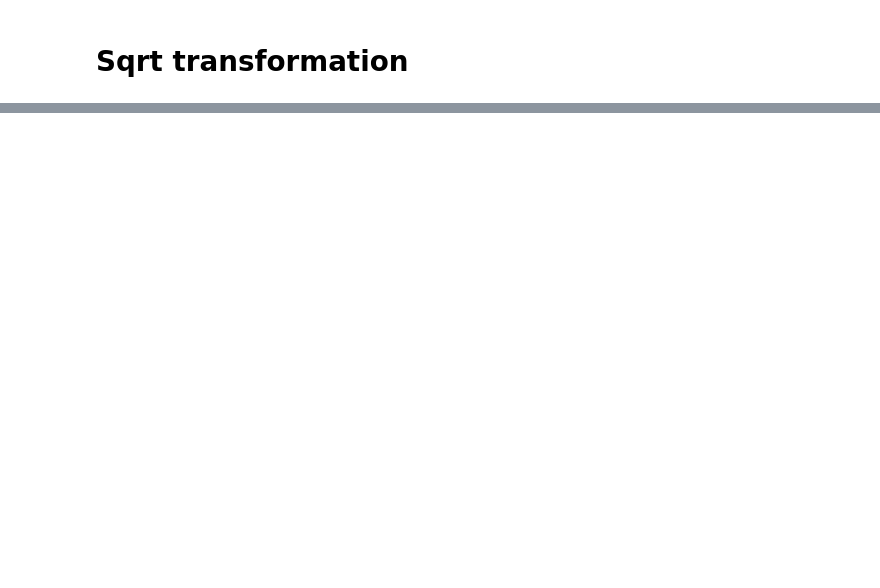
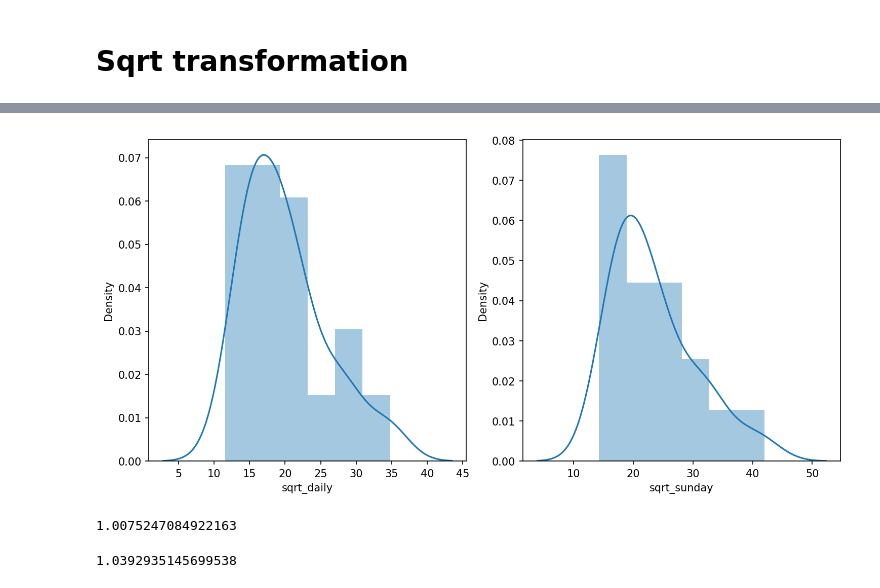
Before and after one commit to aishwaryamate/14July-Batch, a Jupyter notebook: Machine Learning/EDA-1/Simple Linear Regression.ipynb, the cells around one changed output, grey strips where cells are left out. Cells and saved outputs as stored; diff of their text form; code cells hidden in the pictures; blank space fills up the shorter version.

```diff
--- a/Machine Learning/EDA-1/Simple Linear Regression.ipynb
+++ b/Machine Learning/EDA-1/Simple Linear Regression.ipynb
@@ -326,2 +326,6 @@ df['log_daily'].skew(), df['log_sunday'].skew()
 # %% [markdown]
 # Sqrt transformation
+# %%
+df['sqrt_daily'] = np.sqrt(df['daily'])
+df['sqrt_sunday'] = np.sqrt(df['sunday'])
+df
@@ -327,0 +350,18 @@ df['log_daily'].skew(), df['log_sunday'].skew()
+# %%
+plt.subplot(1,2,1)
+sns.distplot(df['sqrt_daily'])
+
+plt.subplot(1,2,2)
+sns.distplot(df['sqrt_sunday'])
+
+plt.tight_layout()
+# %% [output]
+[figure, added]
+# %%
+df['sqrt_daily'].skew()
+# %% [output]
+1.0075247084922163
+# %%
+df['sqrt_sunday'].skew()
+# %% [output]
+1.0392935145699538
```
Also changed, not shown: parts of 15 cells of this notebook.
